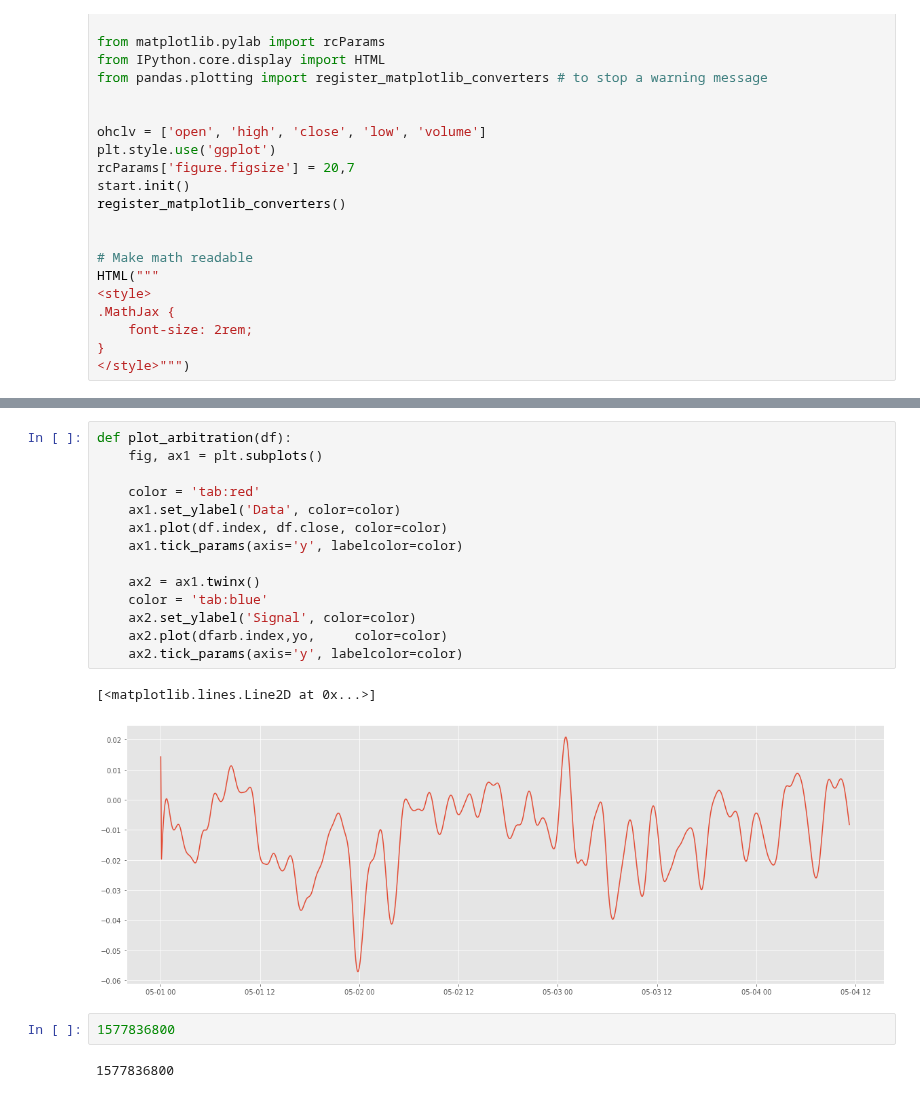
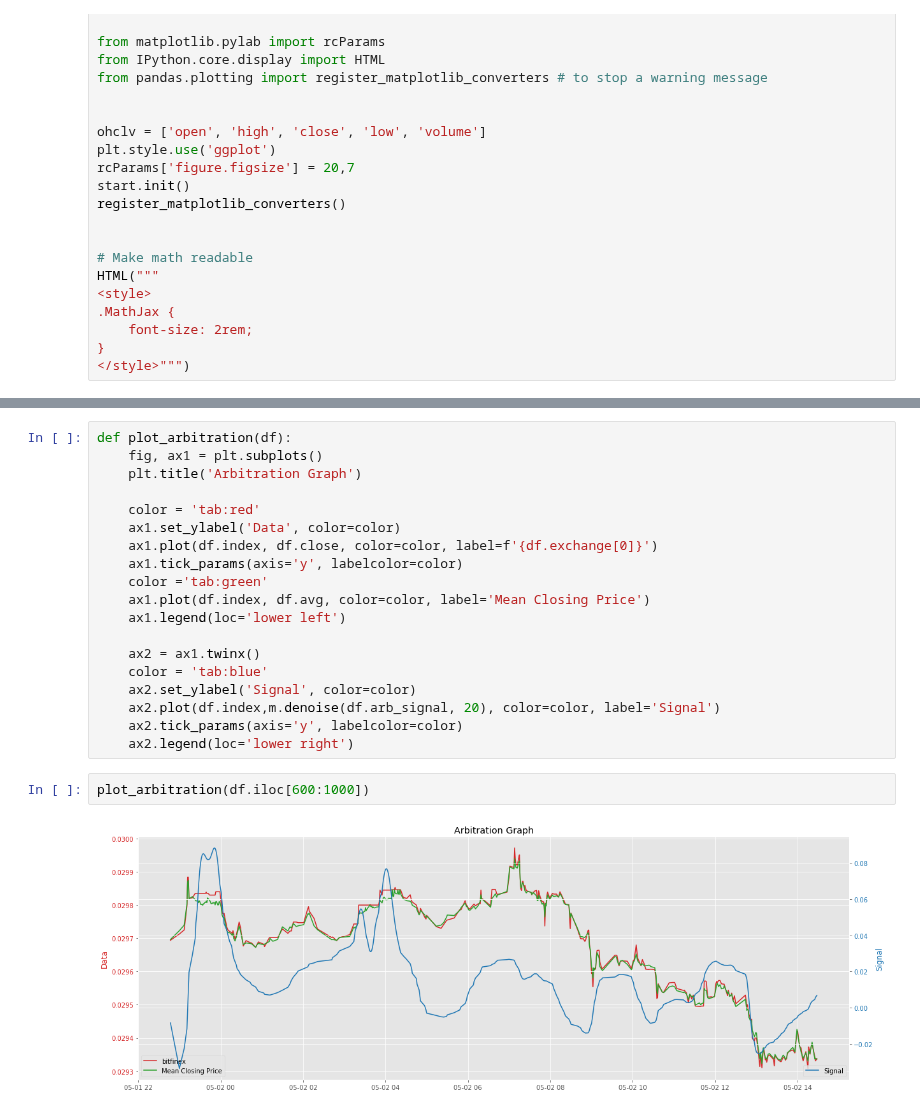
Before and after one commit to BloomTech-Labs/cryptolytic-ds, a Jupyter notebook: cryptolytic/notebooks/Arbitrage.ipynb, the cells around one changed output, grey strips where cells are left out. Cells and saved outputs as stored; diff of their text form.

```diff
--- a/cryptolytic/notebooks/Arbitrage.ipynb
+++ b/cryptolytic/notebooks/Arbitrage.ipynb
@@ -64,21 +67,23 @@ NameError: name 'df' is not defined
 # %%
 def plot_arbitration(df):
     fig, ax1 = plt.subplots()
+    plt.title('Arbitration Graph')
 
     color = 'tab:red'
     ax1.set_ylabel('Data', color=color)
-    ax1.plot(df.index, df.close, color=color)
+    ax1.plot(df.index, df.close, color=color, label=f'{df.exchange[0]}')
     ax1.tick_params(axis='y', labelcolor=color)
+    color ='tab:green'
+    ax1.plot(df.index, df.avg, color=color, label='Mean Closing Price')
+    ax1.legend(loc='lower left')
 
     ax2 = ax1.twinx()
     color = 'tab:blue'
     ax2.set_ylabel('Signal', color=color)
-    ax2.plot(dfarb.index,yo,     color=color)
+    ax2.plot(df.index,m.denoise(df.arb_signal, 20), color=color, label='Signal')
     ax2.tick_params(axis='y', labelcolor=color)
+    ax2.legend(loc='lower right')
-# %% [output]
-[<matplotlib.lines.Line2D at 0x...>]
-[figure, removed]
-# %%
-1577836800
-# %% [output]
-1577836800
+# %%
+plot_arbitration(df.iloc[600:1000])
+# %% [output]
+[figure, added]
```
Also changed, not shown: parts of 10 cells of this notebook, 4 other files.
